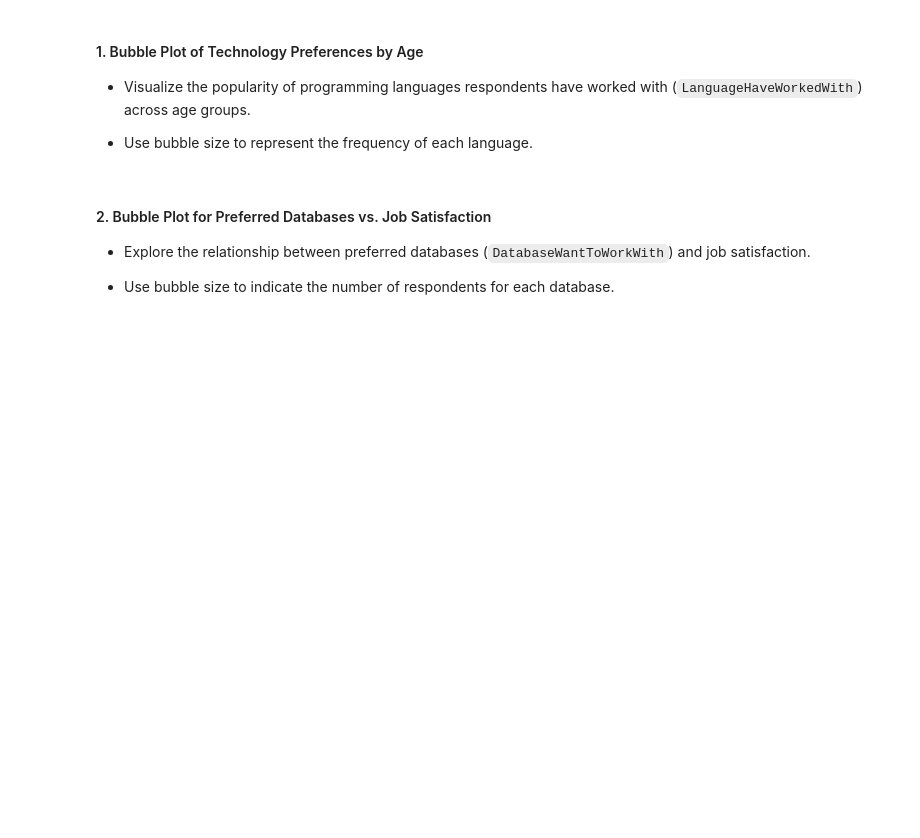
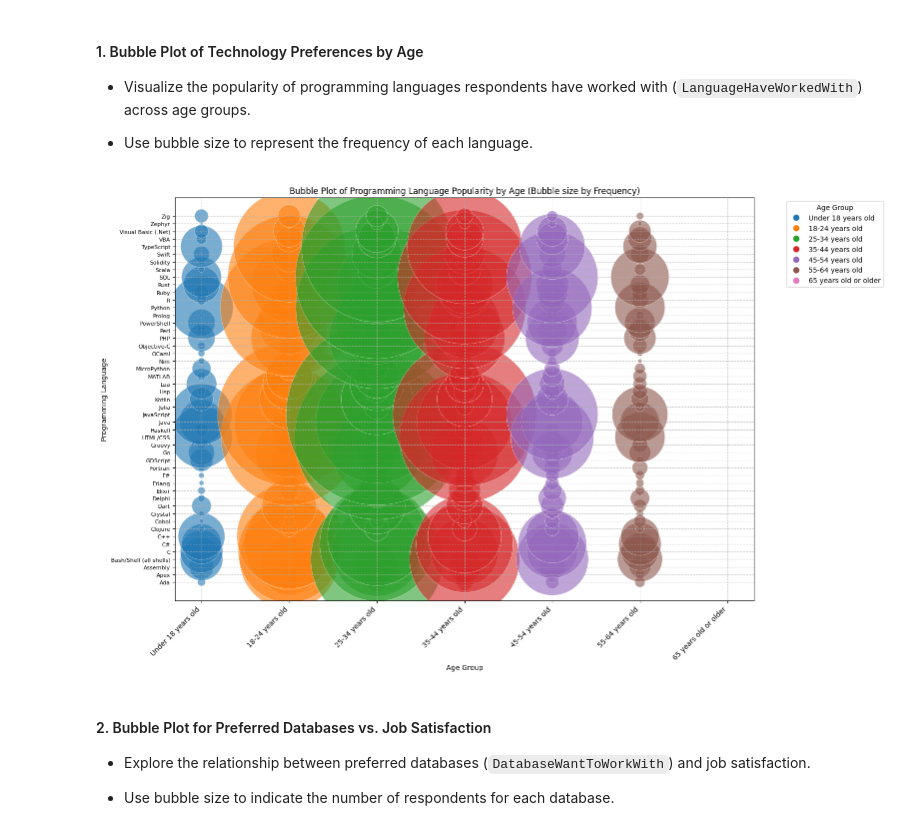
Before and after one commit to Sumant-crty/IBM-Data-Analyst-Capstone-Project, a Jupyter notebook: Lab 17 Bubble Plots.ipynb, the cells around one changed output. Saved outputs shown, nothing was run; the diff lists cells and outputs as text; code cells hidden in the pictures; blank space fills up the shorter version.

```diff
--- a/Lab 17 Bubble Plots.ipynb
+++ b/Lab 17 Bubble Plots.ipynb
@@ -79,3 +267,81 @@ df.head()
+# %%
+import matplotlib.pyplot as plt
+import pandas as pd
+import numpy as np
+
+# Drop rows where 'Age' or 'LanguageHaveWorkedWith' is NaN
+df_plot3 = df.dropna(subset=['Age', 'LanguageHaveWorkedWith']).copy()
+
+# Define a consistent order for 'Age'
+age_order = [
+    'Under 18 years old',
+    '18-24 years old',
+    '25-34 years old',
+    '35-44 years old',
+    '45-54 years old',
+    '55-64 years old',
+    '65 years old or older'
+]
+df_plot3['Age'] = pd.Categorical(df_plot3['Age'], categories=age_order, ordered=True)
+
+# Split the 'LanguageHaveWorkedWith' column into individual languages
+df_plot3['LanguageHaveWorkedWith'] = df_plot3['LanguageHaveWorkedWith'].str.split(';')
+
+# Explode the DataFrame to have one row per language for each respondent
+df_plot3_exploded = df_plot3.explode('LanguageHaveWorkedWith')
+
+# Aggregate data: count the frequency of each language within each age group
+df_agg3 = df_plot3_exploded.groupby(['Age', 'LanguageHaveWorkedWith']).agg(
+    language_count=('ResponseId', 'count')
+).reset_index()
+
+# Filter out languages with very low counts if desired for clarity (optional)
+# For example, only include languages with count > 50
+# df_agg3 = df_agg3[df_agg3['language_count'] > 50]
+
+# Scale the language count for bubble size
+# Adjust multiplier as needed for visual clarity. Max size should be reasonable.
+size_multiplier = 5 # Adjust based on max count values
+df_agg3['bubble_size'] = df_agg3['language_count'] * size_multiplier
+
+# Create the bubble plot
+plt.figure(figsize=(16, 10))
+
+# Map Age categories to a color map
+age_colors_cmap = plt.colormaps.get_cmap('tab10')
+age_color_map = {age_group: age_colors_cmap(i) for i, age_group in enumerate(age_order)}
+
+# Convert 'Age' to string before mapping to color for robustness
+df_agg3['Age_Color'] = df_agg3['Age'].astype(str).map(age_color_map)
+
+scatter = plt.scatter(
+    x=df_agg3['Age'],
+    y=df_agg3['LanguageHaveWorkedWith'],
+    s=df_agg3['bubble_size'],  # Size determined by language count
+    alpha=0.6,
+    c=df_agg3['Age_Color'],    # Color by Age Group
+    edgecolors='w',
+    linewidth=0.5
+)
+
+# Create custom legend for age groups
+handles = [plt.Line2D([0], [0], marker='o', color='w', label=age_group,
+                      markerfacecolor=age_color_map[age_group], markersize=10) for age_group in age_order]
+plt.legend(handles=handles, title='Age Group', bbox_to_anchor=(1.05, 1), loc='upper left')
+
+plt.xlabel('Age Group')
+plt.ylabel('Programming Language')
+plt.title('Bubble Plot of Programming Language Popularity by Age (Bubble size by Frequency)')
+
+# Rotate x-axis labels if they are too long
+plt.xticks(rotation=45, ha='right')
+plt.yticks(fontsize=8) # Adjust font size for y-axis if many languages
+
+plt.grid(True, linestyle='--', alpha=0.7)
+plt.tight_layout()
+plt.show()
+# %% [output]
+[figure, added]
 # %% [markdown]
 #### 2. Bubble Plot for Preferred Databases vs. Job Satisfaction
 
```
Also changed, not shown: parts of 23 cells of this notebook.
